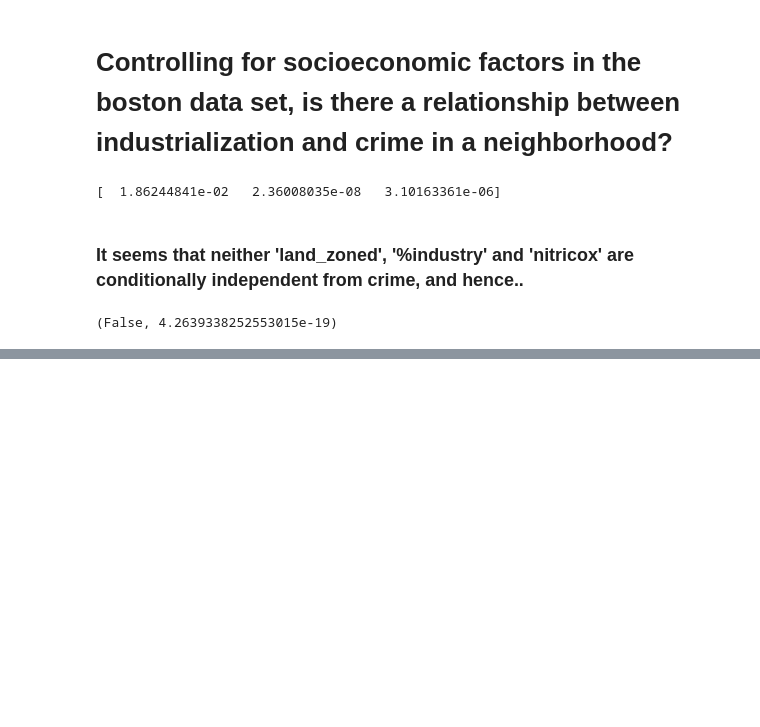
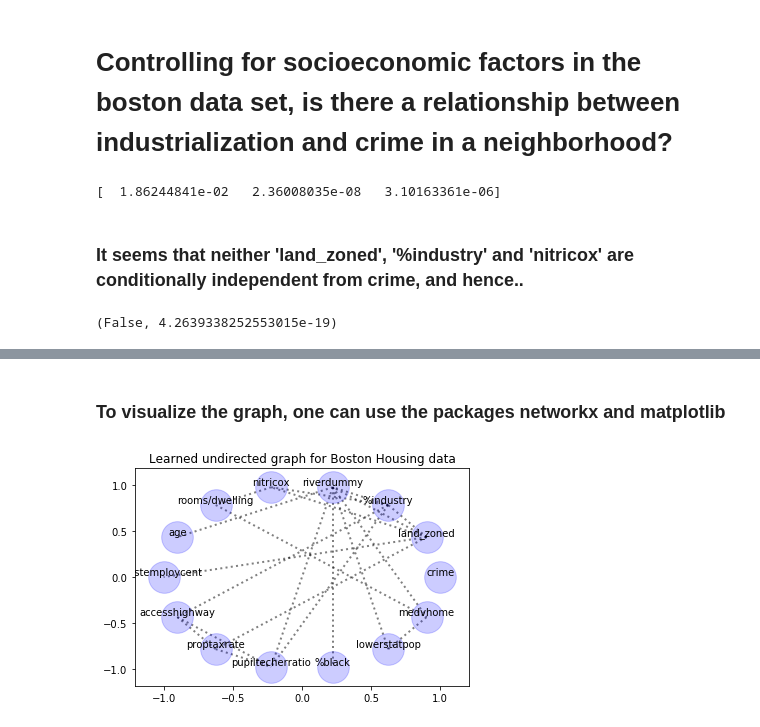
Before and after one commit to sktime/pcit, a Jupyter notebook: Example.ipynb, the cells around one changed output, grey strips where cells are left out. Drawn from its saved outputs; the diff is of its cells as text; code cells hidden in the pictures; blank space fills up the shorter version.

```diff
--- a/Example.ipynb
+++ b/Example.ipynb
@@ -53,0 +86,3 @@ custom estimators needs to be a tuple of 2 lists, ([regression estimators], [cla
+# %%
+p_val, skel = StructureEstimation.find_neighbours(boston)
+print(skel)
@@ -53,0 +104,32 @@ custom estimators needs to be a tuple of 2 lists, ([regression estimators], [cla
+# %% [markdown]
+### To visualize the graph, one can use the packages networkx and matplotlib
+# %%
+import networkx as nx
+import matplotlib.pyplot as plt
+
+def draw_graph(skeleton, feature_names = None, title_graph = None):
+    '''Draw graphs from skeletons'''
+    G = nx.from_numpy_matrix(skeleton)
+    if feature_names is not None:
+        labels = {}
+        for i in range(len(feature_names)):
+            labels.update({i: feature_names[i]})
+        nx.relabel_nodes(G, labels, copy=False)
+
+    graph_pos = nx.circular_layout(G)
+    graph_labels = [x for x in graph_pos]
+    graph_pos_up = dict()
+    for i in range(len(graph_labels)):
+        new_position = graph_pos[graph_labels[i]] + np.array((0,0.05))
+        graph_pos_up[graph_labels[i]] = new_position
+
+    nx.draw_networkx_nodes(G, graph_pos, node_size=1000, node_color='blue', alpha=0.2)
+    nx.draw_networkx_edges(G, graph_pos, alpha=0.5, font_color = 'blue', style = 'dotted', width = 2)
+    nx.draw_networkx_labels(G, graph_pos_up, font_size=10, font_family='sans-serif')
+    plt.title(title_graph)
+
+    plt.show()
+# %%
+draw_graph(skel, feature_names = boston_names, title_graph = 'Learned undirected graph for Boston Housing data')
+# %% [output]
+[figure, added]
```
Also changed, not shown: parts of 11 cells of this notebook.
